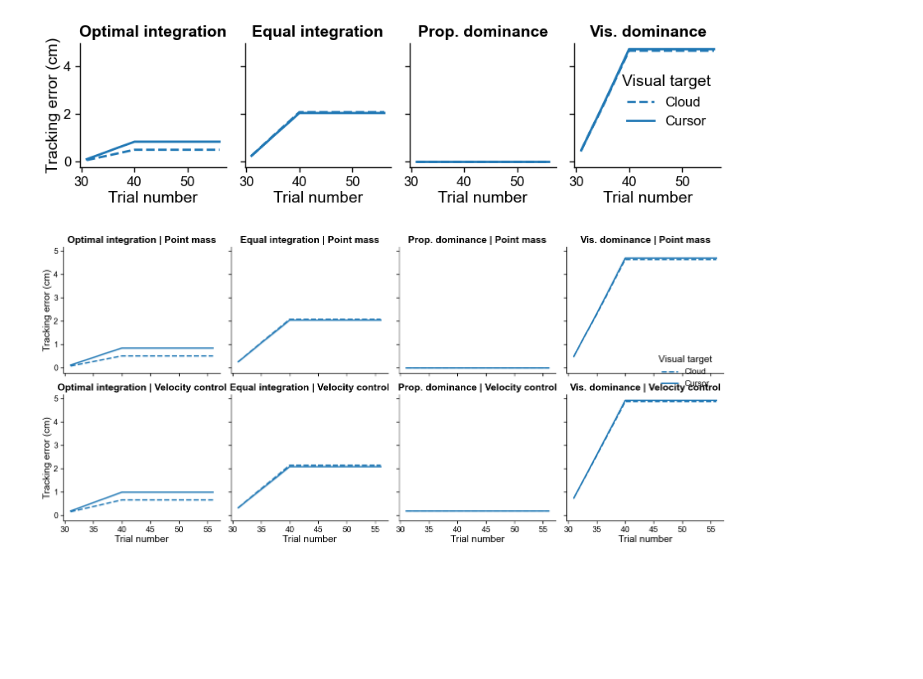
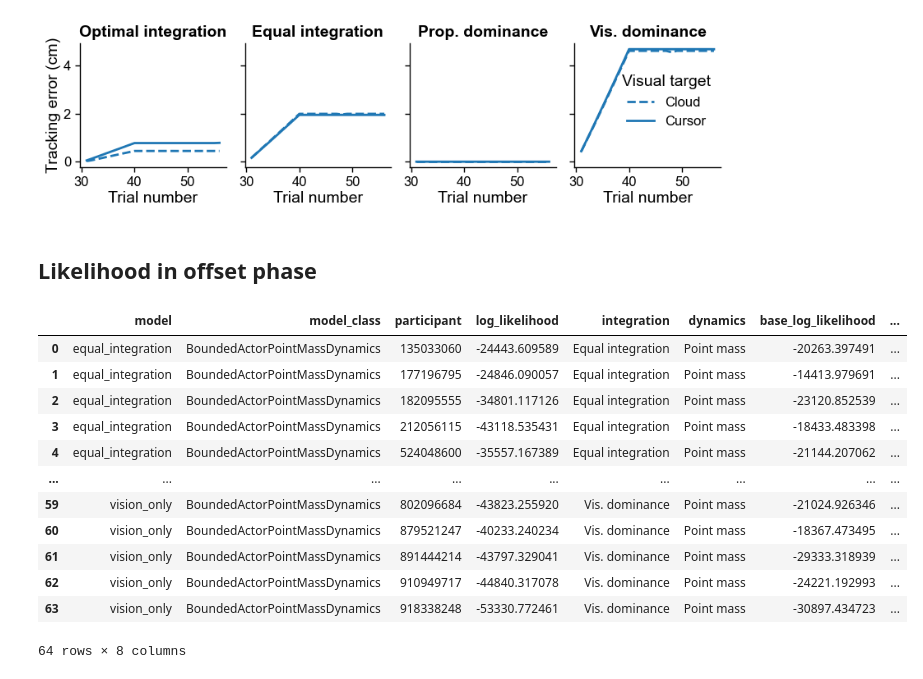
Before and after one commit to dominikstrb/cpp-proprioception, a Jupyter notebook: notebooks/MultisensoryModelResults.ipynb, the cells around one changed output. Saved outputs shown, nothing was run; the diff lists cells and outputs as text; code cells hidden in the pictures; blank space fills up the shorter version.

```diff
--- a/notebooks/MultisensoryModelResults.ipynb
+++ b/notebooks/MultisensoryModelResults.ipynb
@@ -416,23 +371,55 @@ g.save("../figures/predictions_offset.svg")
 g.show()
 # %% [output]
 [figure]
-# %%
-g = (
-    so.Plot(
-        mean_df,
-        x="trial_number",
-        y="tracking_error",
-        linestyle="Visual target",
-    )
-    .add(so.Line(), so.Agg("mean"))
-    # .add(so.Line(color="gray"), so.Agg(), y="abs_cursor_offset", color=None)
-    # .add(so.Band(), so.Est(errorbar="ci"))
-    # .add(so.Line(alpha=0.1), so.Agg(), group="participant")
-    .scale(linestyle=so.Nominal({"Cursor": "-", "Cloud": "--"}))
-    .facet(col="integration", order={"col": model_order}, row="dynamics")
-    .layout(size=(14, 6.5))
-    .label(x="Trial number", y="Tracking error (cm)")
-)
-g.show()
-# %% [output]
-[figure, removed]
+# %% [markdown]
+## Likelihood in offset phase
+# %%
+# aggregate log likelihood csv files
+likelihood_df = pd.concat(
+    [
+        pd.read_csv(
+            f"../results/calibration/multisensory-simulations-calibration-likelihoods-{participant}_1_2_3_2500_2500_4_{model_class}_['prop', 'vis', 'multi'].csv"
+        )
+        for participant in participants
+        for model_class in ["BoundedActorPointMassDynamics"]
+    ]
+)
+
+
+# aggregate log likelihoods across trials and visual noise levels for each participant and model
+likelihood_df = likelihood_df.groupby(["model", "model_class", "participant"]).agg({"log_likelihood": "sum"}).reset_index()
+
+# rename integration type column for nicer visualization
+integration_name = {
+    "optimal": "Optimal integration",
+    "equal_integration": "Equal integration",
+    "no_integration": "Prop. dominance",
+    "vision_only": "Vis. dominance",
+}
+likelihood_df["integration"] = likelihood_df["model"].map(integration_name)
+
+# rename dynamics model type column (for nicer visualization)
+likelihood_df["dynamics"] = likelihood_df["model_class"].map(
+    {"BoundedActorPointMassDynamics": "Point mass", "BoundedActor": "Velocity control"}
+)
+likelihood_df = likelihood_df[likelihood_df["dynamics"] == "Point mass"]  # only keep point mass dynamics model
+
+# get each participant's difference in log likelihood with respect to the "Prop. dominance" model
+base_likelihood = likelihood_df.loc[likelihood_df["integration"] == base_model, ["participant", "dynamics", "log_likelihood"]].rename(columns={"log_likelihood": "base_log_likelihood"})
+likelihood_df = likelihood_df.merge(base_likelihood, on=["participant", "dynamics"], how="left")
+likelihood_df["log_likelihood_diff"] = likelihood_df["log_likelihood"] - likelihood_df["base_log_likelihood"]
+likelihood_df
+# %% [output]
+|  | model | model_class | participant | log_likelihood | integration | dynamics | base_log_likelihood | ... |
+| 0 | equal_integration | BoundedActorPointMassDynamics | 135033060 | -24443.609589 | Equal integration | Point mass | -20263.397491 | ... |
+| 1 | equal_integration | BoundedActorPointMassDynamics | 177196795 | -24846.090057 | Equal integration | Point mass | -14413.979691 | ... |
+| 2 | equal_integration | BoundedActorPointMassDynamics | 182095555 | -34801.117126 | Equal integration | Point mass | -23120.852539 | ... |
+| 3 | equal_integration | BoundedActorPointMassDynamics | 212056115 | -43118.535431 | Equal integration | Point mass | -18433.483398 | ... |
+| 4 | equal_integration | BoundedActorPointMassDynamics | 524048600 | -35557.167389 | Equal integration | Point mass | -21144.207062 | ... |
+| ... | ... | ... | ... | ... | ... | ... | ... | ... |
+| 59 | vision_only | BoundedActorPointMassDynamics | 802096684 | -43823.255920 | Vis. dominance | Point mass | -21024.926346 | ... |
+| 60 | vision_only | BoundedActorPointMassDynamics | 879521247 | -40233.240234 | Vis. dominance | Point mass | -18367.473495 | ... |
+| 61 | vision_only | BoundedActorPointMassDynamics | 891444214 | -43797.329041 | Vis. dominance | Point mass | -29333.318939 | ... |
+| 62 | vision_only | BoundedActorPointMassDynamics | 910949717 | -44840.317078 | Vis. dominance | Point mass | -24221.192993 | ... |
+| 63 | vision_only | BoundedActorPointMassDynamics | 918338248 | -53330.772461 | Vis. dominance | Point mass | -30897.434723 | ... |
+64 rows × 8 columns
```
Also changed, not shown: parts of 20 cells of this notebook, 6 other files.
